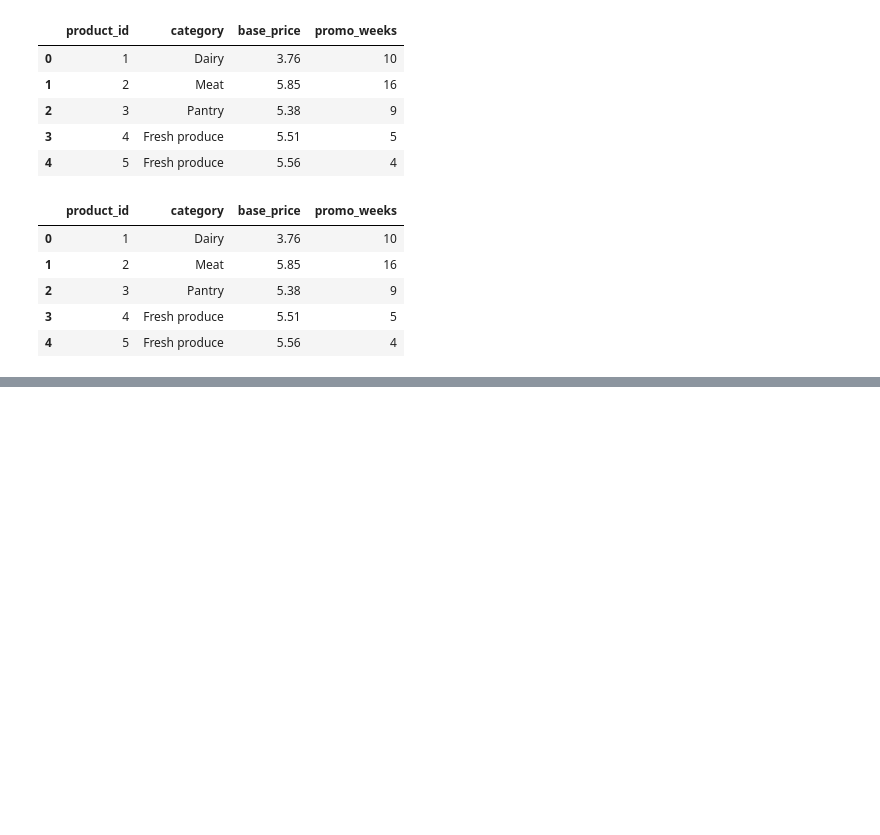
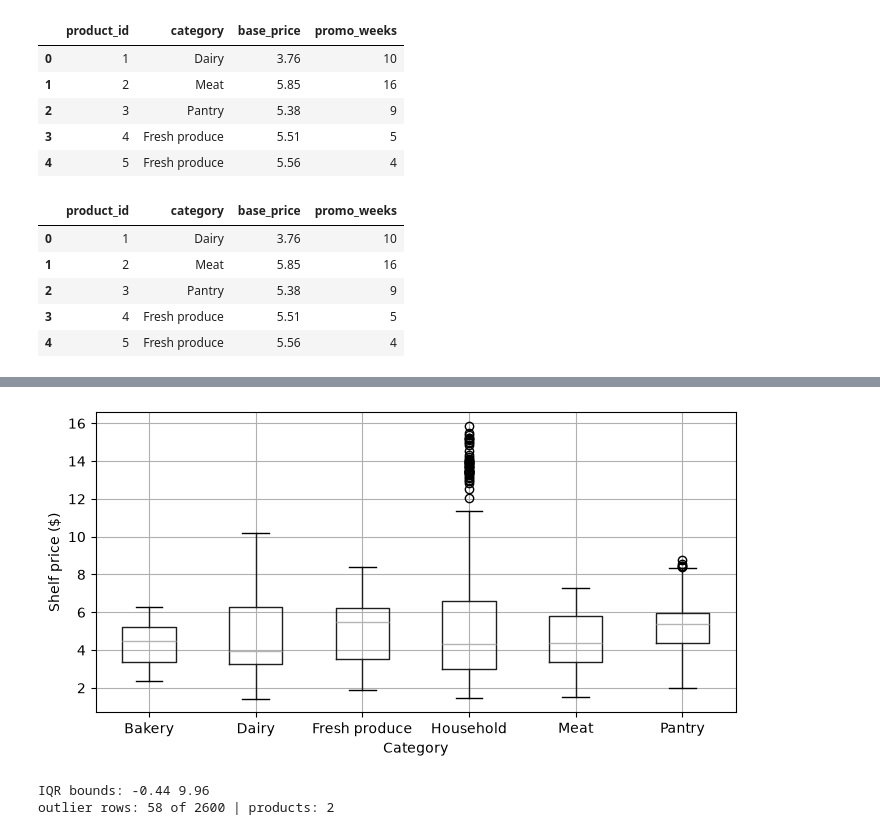
Before and after one commit to AfsheenQ/retail-pricing-analysis, a Jupyter notebook: week1.ipynb, the cells around one changed output, grey strips where cells are left out. Saved outputs shown, nothing was run; the diff lists cells and outputs as text; code cells hidden in the pictures; blank space fills up the shorter version.

```diff
--- a/week1.ipynb
+++ b/week1.ipynb
@@ -109,0 +168,21 @@ products.merge(promo_counts, on='product_id').head()
+# %%
+
+fig, ax = plt.subplots(figsize=(8, 4))
+metro.boxplot(column='shelf_price', by='category', ax=ax)
+ax.set_title('')
+fig.suptitle('')
+ax.set_xlabel('Category')
+ax.set_ylabel('Shelf price ($)')
+plt.show()
+# %% [output]
+[figure, added]
+# %%
+q1, q3 = metro['shelf_price'].quantile([0.25, 0.75])
+iqr = q3 - q1
+low, high = q1 - 1.5 * iqr, q3 + 1.5 * iqr
+outliers = metro[(metro['shelf_price'] < low) | (metro['shelf_price'] > high)]
+print('IQR bounds:', round(low, 2), round(high, 2))
+print('outlier rows:', len(outliers), 'of', len(metro), '| products:', outliers['product_id'].nunique())
+# %% [output]
+IQR bounds: -0.44 9.96
+outlier rows: 58 of 2600 | products: 2
```
Also changed, not shown: parts of 5 cells of this notebook.
